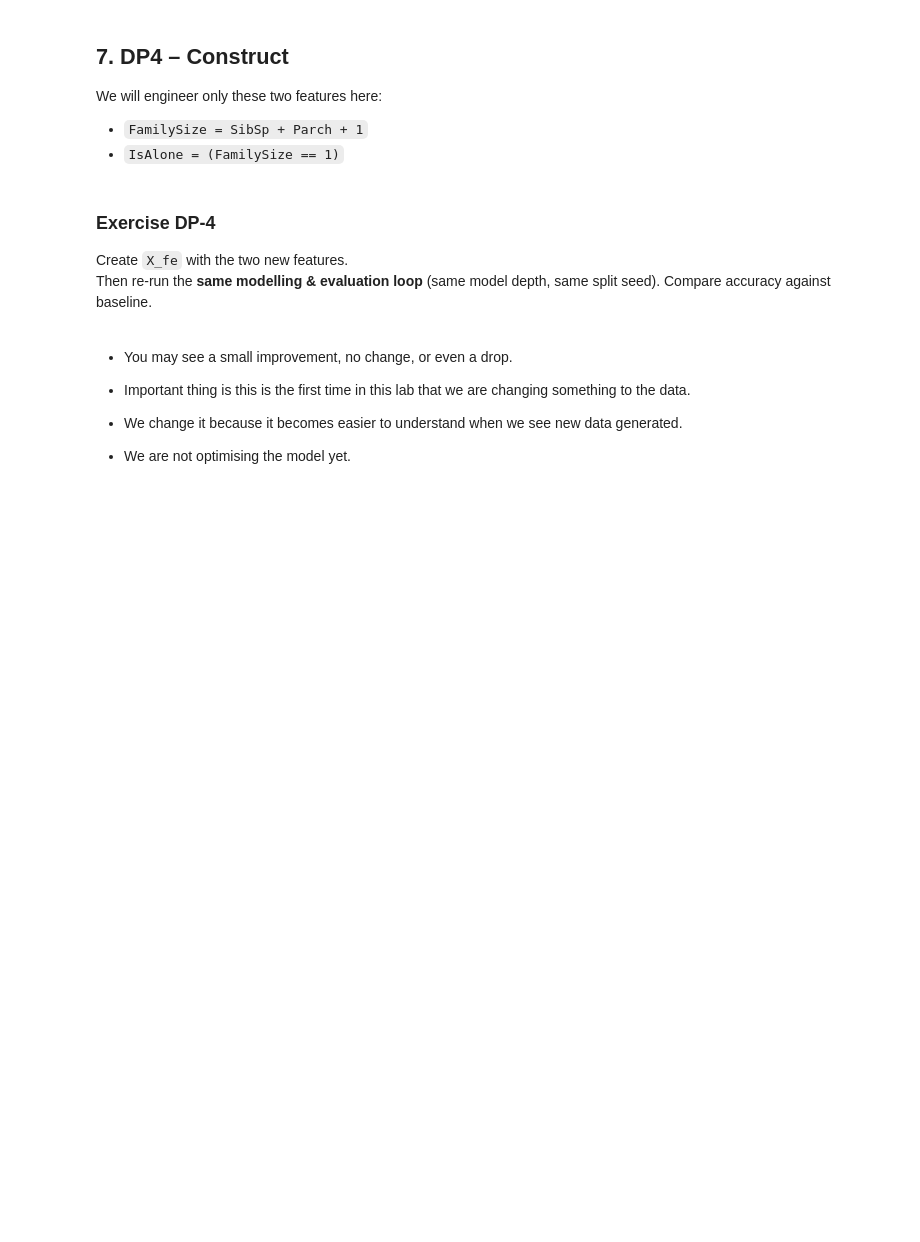
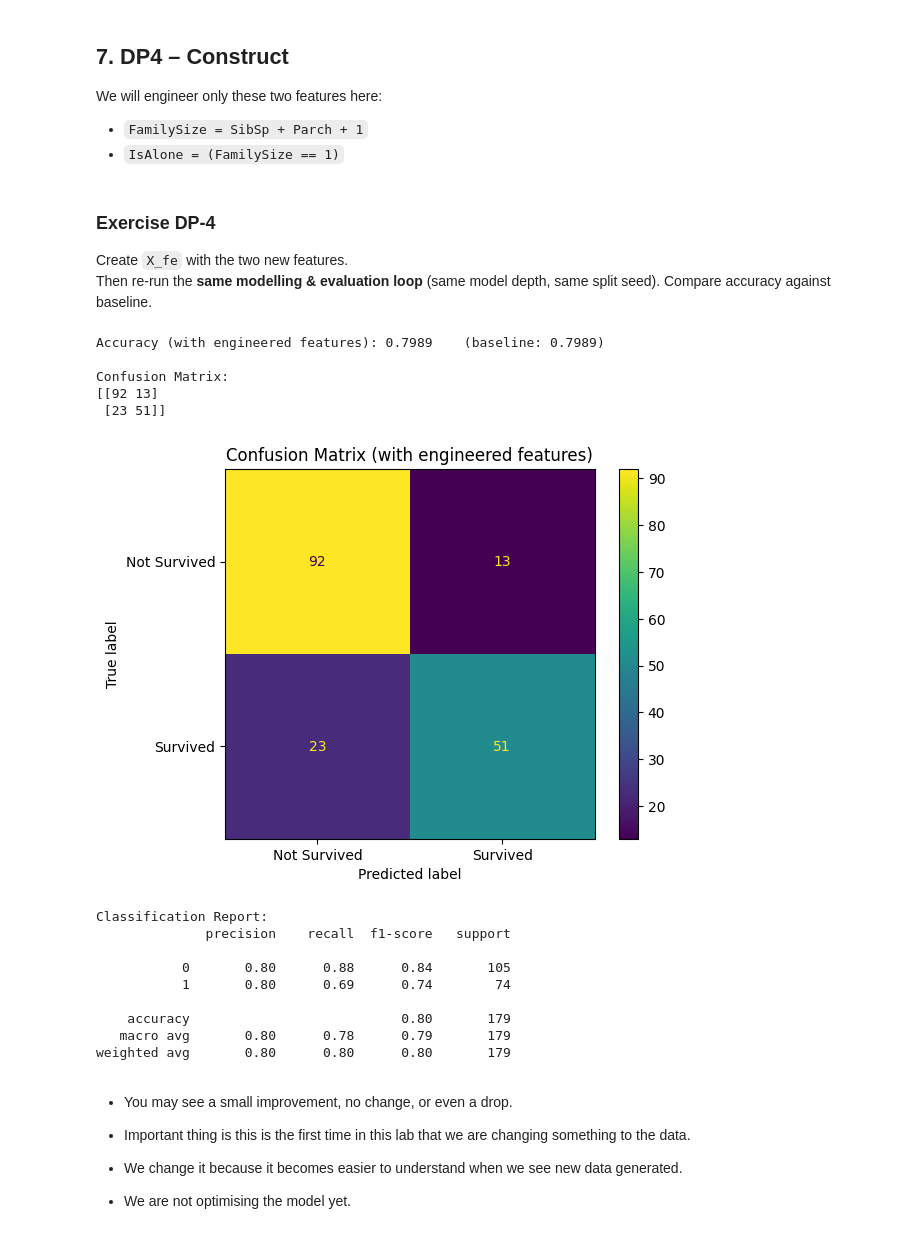
Before and after one commit to JF473/machinelearninglab3, a Jupyter notebook: INF2008_Lab03_Student_Version.ipynb, the cells around one changed output. Saved outputs shown, nothing was run; the diff lists cells and outputs as text; code cells hidden in the pictures; blank space fills up the shorter version.

```diff
--- a/INF2008_Lab03_Student_Version.ipynb
+++ b/INF2008_Lab03_Student_Version.ipynb
@@ -586,6 +656,72 @@ We will engineer only these two features here:
 Create `X_fe` with the two new features.
 Then re-run the **same modelling & evaluation loop** (same model depth, same split seed).
 Compare accuracy against baseline.
+# %%
+# Create feature-engineered dataset
+X_fe = X.copy()
+X_fe['FamilySize'] = X_fe['SibSp'] + X_fe['Parch'] + 1
+X_fe['IsAlone'] = (X_fe['FamilySize'] == 1).astype(int)
+
+# Train/test split (same seed as baseline)
+X_train_fe, X_test_fe, y_train_fe, y_test_fe = train_test_split(
+    X_fe, y, test_size=0.2, random_state=RANDOM_STATE
+)
+
+# Preprocessing + model pipeline (include new numeric features)
+numerical_features_fe = ['Age', 'Fare', 'SibSp', 'Parch', 'FamilySize', 'IsAlone']
+categorical_features_fe = ['Pclass', 'Sex', 'Embarked']
+
+numerical_transformer = Pipeline(steps=[
+    ('imputer', SimpleImputer(strategy='median'))
+])
+categorical_transformer = Pipeline(steps=[
+    ('imputer', SimpleImputer(strategy='most_frequent')),
+    ('onehot', OneHotEncoder(handle_unknown='ignore'))
+])
+
+preprocessor_fe = ColumnTransformer(transformers=[
+    ('num', numerical_transformer, numerical_features_fe),
+    ('cat', categorical_transformer, categorical_features_fe)
+])
+
+pipeline_fe = Pipeline(steps=[
+    ('preprocessor', preprocessor_fe),
+    ('classifier', DecisionTreeClassifier(max_depth=3, random_state=RANDOM_STATE))
+])
+
+# Fit and evaluate
+pipeline_fe.fit(X_train_fe, y_train_fe)
+y_pred_fe = pipeline_fe.predict(X_test_fe)
+
+accuracy_fe = accuracy_score(y_test_fe, y_pred_fe)
+conf_matrix_fe = confusion_matrix(y_test_fe, y_pred_fe)
+
+print(f"Accuracy (with engineered features): {accuracy_fe:.4f}    (baseline: {accuracy:.4f})")
+print("\nConfusion Matrix:")
+print(conf_matrix_fe)
+
+ConfusionMatrixDisplay(confusion_matrix=conf_matrix_fe, display_labels=['Not Survived', 'Survived']).plot()
+plt.title('Confusion Matrix (with engineered features)')
+plt.show()
+
+print("\nClassification Report:")
+print(classification_report(y_test_fe, y_pred_fe))
+# %% [output]
+Accuracy (with engineered features): 0.7989    (baseline: 0.7989)
+
+Confusion Matrix:
+[[92 13]
+ [23 51]]
+[figure, added]
+Classification Report:
+              precision    recall  f1-score   support
+
+           0       0.80      0.88      0.84       105
+           1       0.80      0.69      0.74        74
+
+    accuracy                           0.80       179
+   macro avg       0.80      0.78      0.79       179
+weighted avg       0.80      0.80      0.80       179
 # %% [markdown]
 * You may see a small improvement, no change, or even a drop.
 
```
Also changed, not shown: parts of 7 cells of this notebook.
